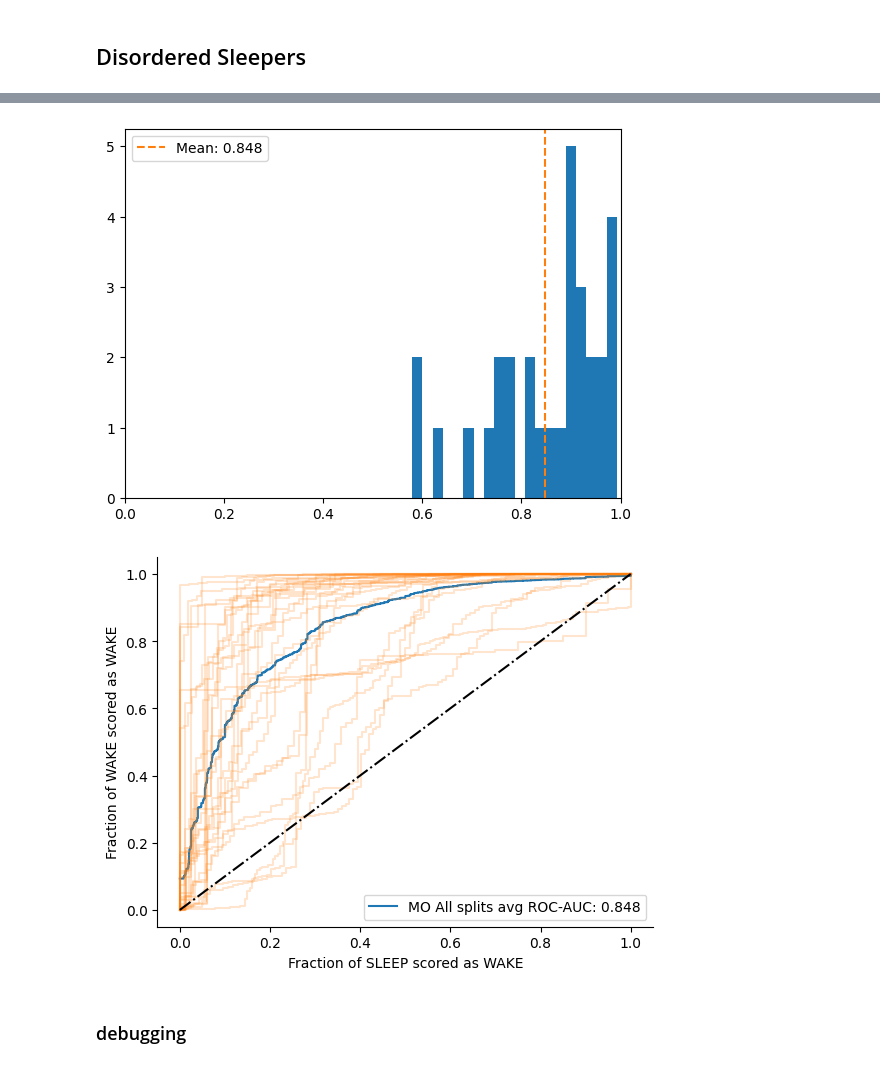
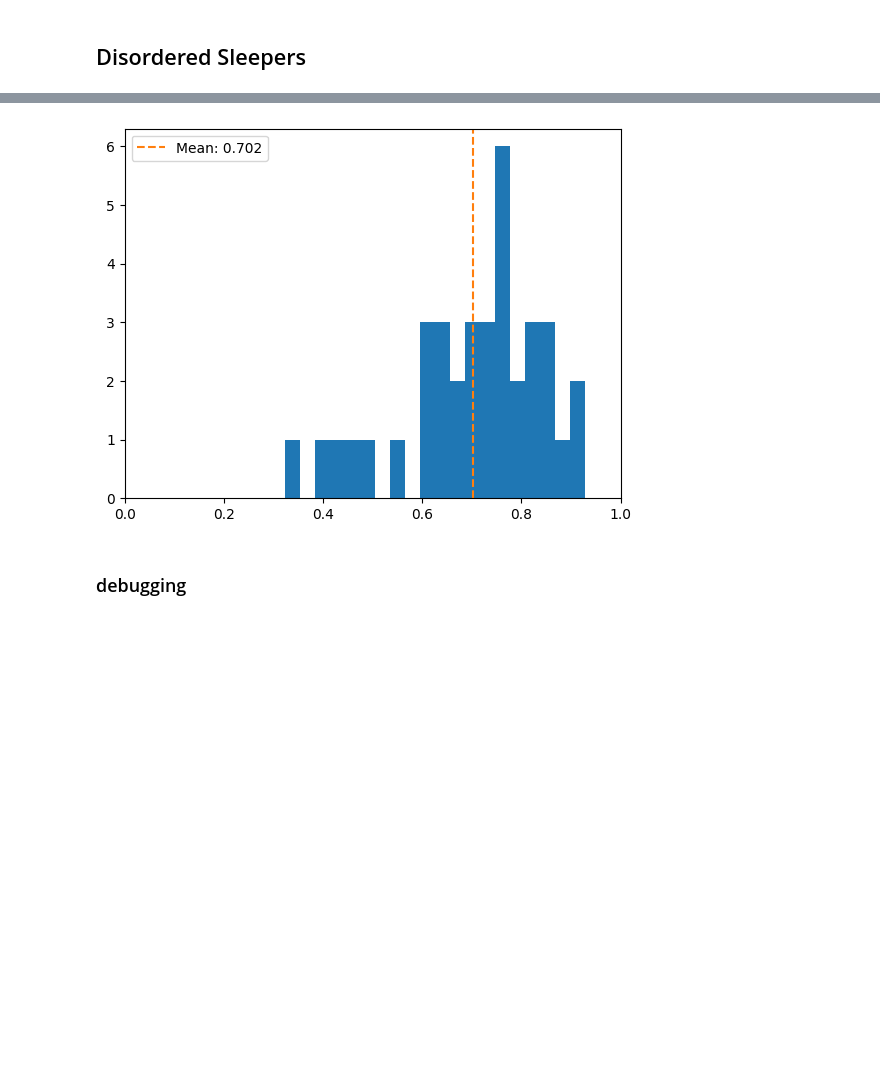
Before and after one commit to ftavella/pisces, a Jupyter notebook: analyses/disordered_sleepers.ipynb, the cells around one changed output, grey strips where cells are left out. Drawn from its saved outputs; the diff is of its cells as text; code cells hidden in the pictures; blank space fills up the shorter version.

Commit message:
add brute force search of IDS for error, then re-run with excludes.

```diff
--- a/analyses/disordered_sleepers.ipynb
+++ b/analyses/disordered_sleepers.ipynb
@@ -68,3 +68,12 @@ add_rocs(mo_fprs_walch, mo_tprs_walch, roc_group_name="MO")
 [figure]
 # %% [markdown]
 ## Disordered Sleepers
+# %%
+skip_idx = 9
+for idx, eval_id in enumerate(disordered.ids[skip_idx:]):
+    print(f"@@ {idx + skip_idx} => {eval_id}")
+    try:
+        _ = mo.evaluate_data_set(disordered, exclude=[i for i in disordered.ids if i != eval_id])
+    except Exception as e:
+        print(e)
+        continue
@@ -71,7 +115,8 @@ add_rocs(mo_fprs_walch, mo_tprs_walch, roc_group_name="MO")
 # %%
 # uses all processors on your CPU to preprocess the accelerometer into spectrograms
 # takes ~ 50 sec on M1 Pro (10core)
-evaluations_disordered, mo_preprocessed_data_disordered = mo.evaluate_data_set(disordered, max_workers=1)
+# Exclude AWS009 and AWS032 for data issues. Found by brute-force checking each ID.
+evaluations_disordered, mo_preprocessed_data_disordered = mo.evaluate_data_set(disordered, exclude=['AWS009', 'AWS032'])
 mo_aucs_disordered = [e["auc"] for e in evaluations_disordered.values()]
 mo_fprs_disordered = [e["roc_curve"]["fprs"] for e in evaluations_disordered.values()]
 mo_tprs_disordered = [e["roc_curve"]["tprs"] for e in evaluations_disordered.values()]
@@ -103,10 +141,9 @@ KeyError: 960
 # %%
-plot_scores_PDF(mo_aucs_walch)
+plot_scores_PDF(mo_aucs_disordered)
 
-add_rocs(mo_fprs_walch, mo_tprs_walch, roc_group_name="MO")
+# add_rocs(mo_aucs_disordered, mo_aucs_disordered, roc_group_name="MO")
 # %% [output]
-[figure, old version]
+[figure, new version]
-[figure, removed]
 # %% [markdown]
 ### debugging
 # %%
```
Also changed, not shown: parts of 2 cells of this notebook.
